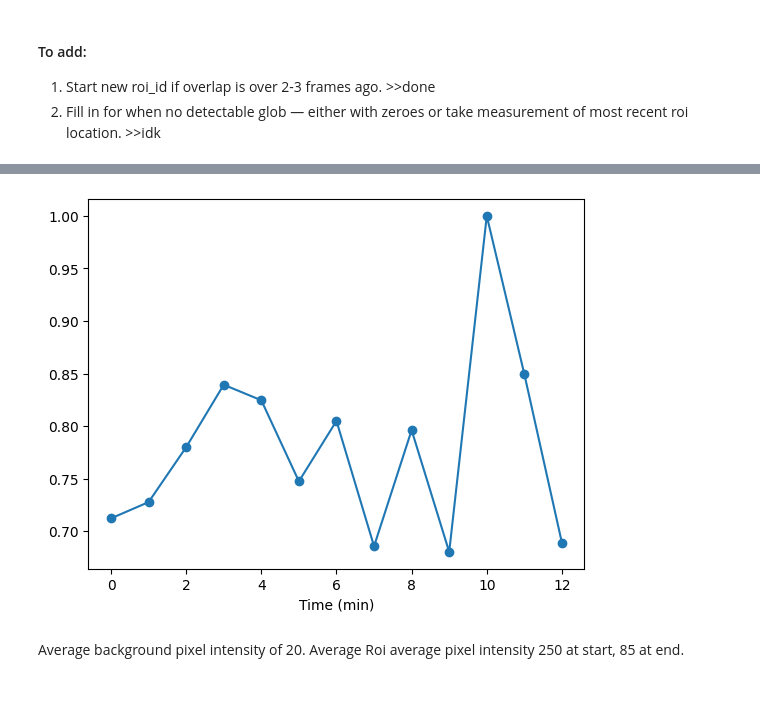
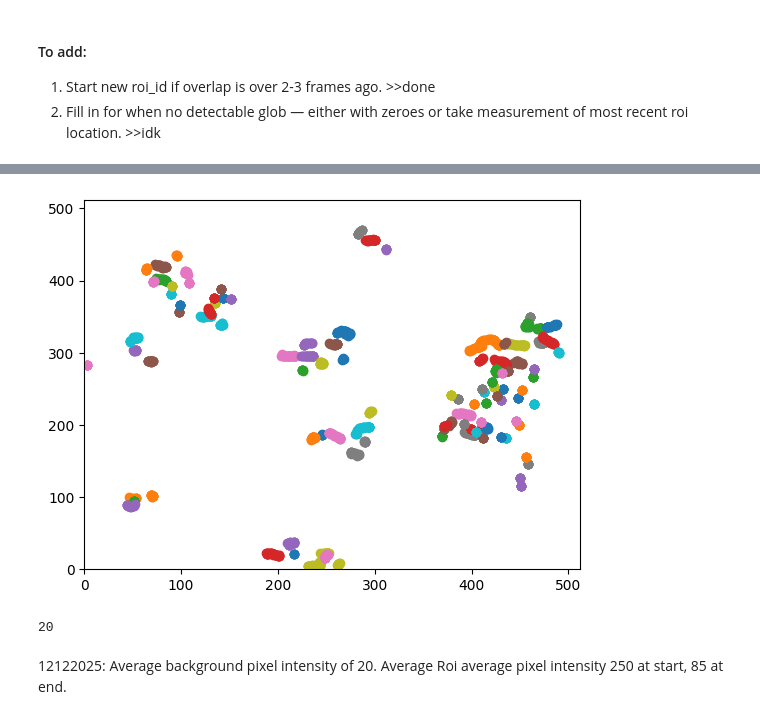
Before and after one commit to jglichowsk/organelle-measure, a Jupyter notebook: organelle_measure/notebooks/myo1-globular-timelapse-analysis.ipynb, the cells around one changed output, grey strips where cells are left out. Drawn from its saved outputs; the diff is of its cells as text; code cells hidden in the pictures; blank space fills up the shorter version.

Commit message:
Further troubleshooting of cell cycle and myo1 analysis codes

```diff
--- a/organelle_measure/notebooks/myo1-globular-timelapse-analysis.ipynb
+++ b/organelle_measure/notebooks/myo1-globular-timelapse-analysis.ipynb
@@ -201,2 +254,3 @@ test.to_csv(r'C:\Users\jglic\Downloads\Run_2\signal-analysis_20251212.csv', inde
 # %%
-df_20251212=pd.read_csv(r'C:\Users\jglic\Downloads\Run_2\signal-analysis_20251212.csv')
+df_12122025=pd.read_csv(r'C:\Users\jglic\Downloads\Run_2\signal-analysis_12122025.csv')
+df_01222026=pd.read_csv(r'C:\Users\jglic\Downloads\1-22-26 myo1-mLemon\signal-analysis_01222026.csv')
@@ -226,7 +259,15 @@ dind=0
-# %%
-df=analyze_signal(df_20251212, roi_ind=dind,metric='avg', plot_graph=True)
-dind+=1
-# %% [output]
-[figure, removed]
+# %%
+# df=analyze_signal(df_01222026, roi_ind=dind,metric='sum', plot_graph=True)
+plt.figure()
+for id in np.unique(df_01222026['ROI_ID'].values):
+    roi_paths(df_01222026, roi_id=id)
+# dind+=2
+# %% [output]
+[figure, added]
+# %%
+len(np.unique(df_01222026.loc[df_01222026.frame==0,'ROI_ID'].values))
+# len(np.unique(df_12122025['ROI_ID'].values))
+# %% [output]
+20
 # %% [markdown]
-Average background pixel intensity of 20. Average Roi average pixel intensity 250 at start, 85 at end.
+12122025: Average background pixel intensity of 20. Average Roi average pixel intensity 250 at start, 85 at end.
```
Also changed, not shown: parts of 15 cells of this notebook, 13 other files.
